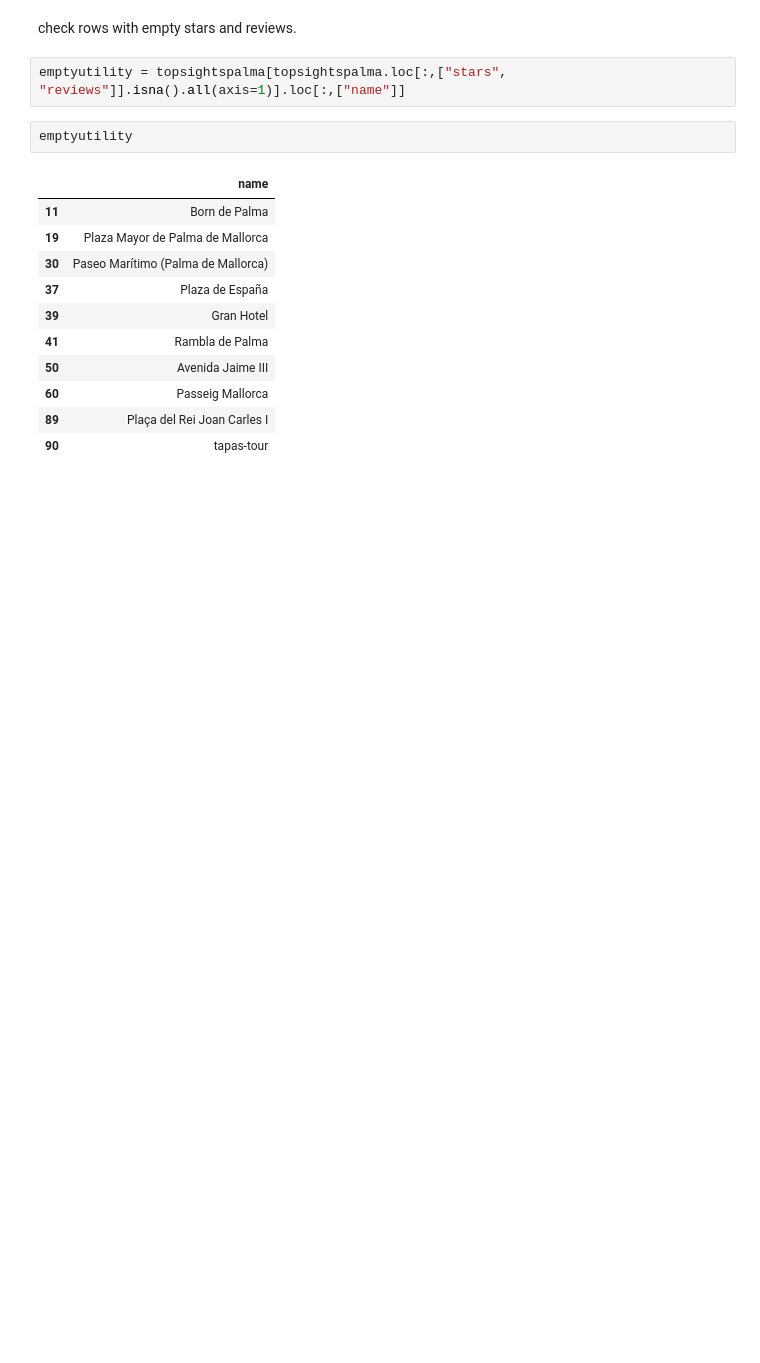
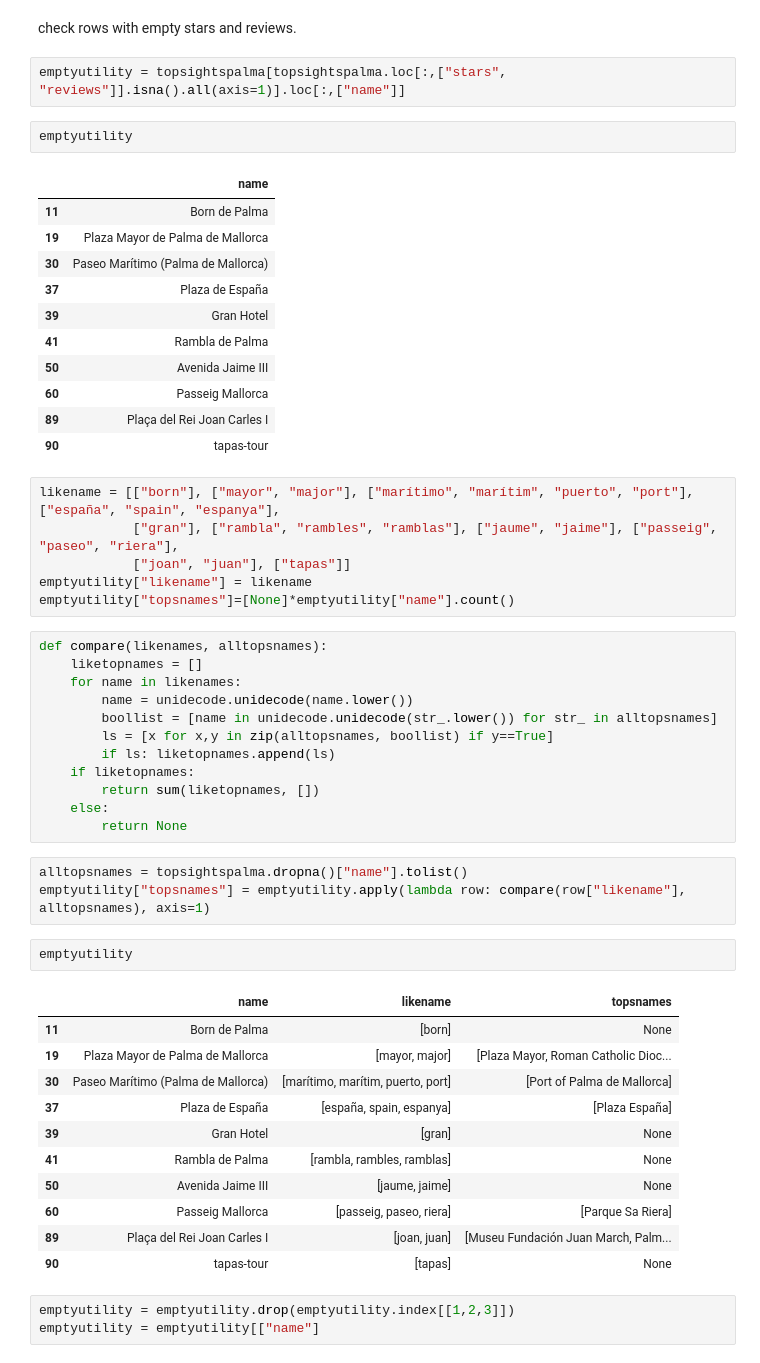
Before and after one commit to mariadelmarbibiloni/cruiseshiptourism, a Jupyter notebook: examples/topsightspalma_model.ipynb, the cells around one changed output. Drawn from its saved outputs; the diff is of its cells as text; blank space fills up the shorter version.

```diff
--- a/examples/topsightspalma_model.ipynb
+++ b/examples/topsightspalma_model.ipynb
@@ -187,3 +194,41 @@ emptyutility
 | 60 | Passeig Mallorca |
 | 89 | Plaça del Rei Joan Carles I |
 | 90 | tapas-tour |
+# %%
+likename = [["born"], ["mayor", "major"], ["marítimo", "marítim", "puerto", "port"], ["españa", "spain", "espanya"],
+            ["gran"], ["rambla", "rambles", "ramblas"], ["jaume", "jaime"], ["passeig", "paseo", "riera"],
+            ["joan", "juan"], ["tapas"]]
+emptyutility["likename"] = likename
+emptyutility["topsnames"]=[None]*emptyutility["name"].count()
+# %%
+def compare(likenames, alltopsnames):
+    liketopnames = []
+    for name in likenames:
+        name = unidecode.unidecode(name.lower())
+        boollist = [name in unidecode.unidecode(str_.lower()) for str_ in alltopsnames]
+        ls = [x for x,y in zip(alltopsnames, boollist) if y==True]
+        if ls: liketopnames.append(ls)
+    if liketopnames:
+        return sum(liketopnames, [])
+    else:
+        return None
+# %%
+alltopsnames = topsightspalma.dropna()["name"].tolist()
+emptyutility["topsnames"] = emptyutility.apply(lambda row: compare(row["likename"], alltopsnames), axis=1)
+# %%
+emptyutility
+# %% [output]
+|  | name | likename | topsnames |
+| 11 | Born de Palma | [born] | None |
+| 19 | Plaza Mayor de Palma de Mallorca | [mayor, major] | [Plaza Mayor, Roman Catholic Dioc... |
+| 30 | Paseo Marítimo (Palma de Mallorca) | [marítimo, marítim, puerto, port] | [Port of Palma de Mallorca] |
+| 37 | Plaza de España | [españa, spain, espanya] | [Plaza España] |
+| 39 | Gran Hotel | [gran] | None |
+| 41 | Rambla de Palma | [rambla, rambles, ramblas] | None |
+| 50 | Avenida Jaime III | [jaume, jaime] | None |
+| 60 | Passeig Mallorca | [passeig, paseo, riera] | [Parque Sa Riera] |
+| 89 | Plaça del Rei Joan Carles I | [joan, juan] | [Museu Fundación Juan March, Palm... |
+| 90 | tapas-tour | [tapas] | None |
+# %%
+emptyutility = emptyutility.drop(emptyutility.index[[1,2,3]])
+emptyutility = emptyutility[["name"]
```
Also changed, not shown: parts of 4 cells of this notebook.
